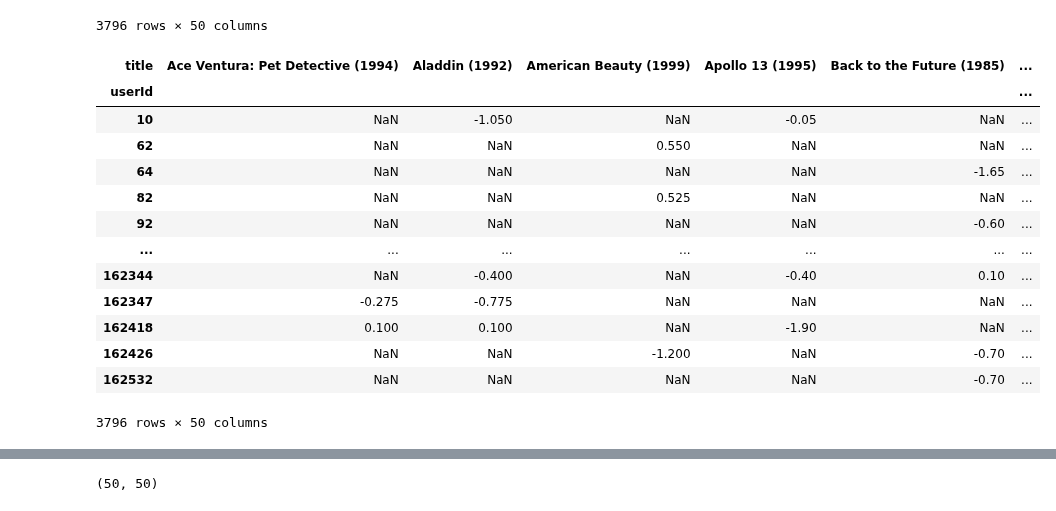
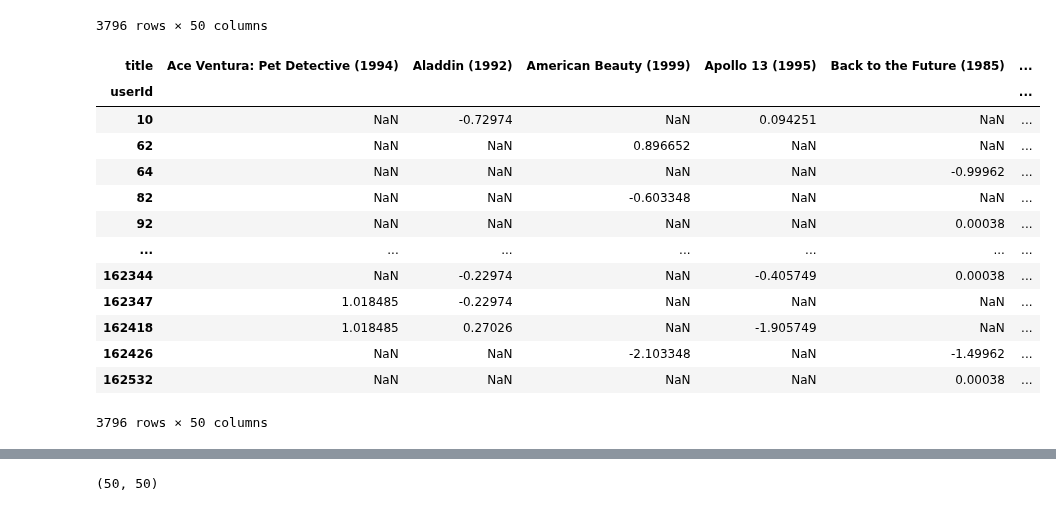
Before and after one commit to joaquim-oliveira-neto/rogue, a Jupyter notebook: notebooks/joaquim-model-test.ipynb, the cells around one changed output, grey strips where cells are left out. Saved outputs shown, nothing was run; the diff lists cells and outputs as text; code cells hidden in the pictures.

```diff
--- a/notebooks/joaquim-model-test.ipynb
+++ b/notebooks/joaquim-model-test.ipynb
@@ -168,26 +167,26 @@ df
 | 162426 | NaN | NaN | 2.0 | NaN | 2.5 | ... |
 | 162532 | NaN | NaN | NaN | NaN | 4.0 | ... |
 3796 rows × 50 columns
-# %%
-def standardize(row):
-    new_row = (row - row.mean(skipna=True))
-    return new_row
-
-ratings_std = df.apply(standardize, axis=1)
-ratings_std
-# %% [output]
-| title | Ace Ventura: Pet Detective (1994) | Aladdin (1992) | American Beauty (1999) | Apollo 13 (1995) | Back to the Future (1985) | ... |
-| userId |  |  |  |  |  | ... |
-| 10 | NaN | -1.050 | NaN | -0.05 | NaN | ... |
-| 62 | NaN | NaN | 0.550 | NaN | NaN | ... |
-| 64 | NaN | NaN | NaN | NaN | -1.65 | ... |
-| 82 | NaN | NaN | 0.525 | NaN | NaN | ... |
-| 92 | NaN | NaN | NaN | NaN | -0.60 | ... |
-| ... | ... | ... | ... | ... | ... | ... |
-| 162344 | NaN | -0.400 | NaN | -0.40 | 0.10 | ... |
-| 162347 | -0.275 | -0.775 | NaN | NaN | NaN | ... |
-| 162418 | 0.100 | 0.100 | NaN | -1.90 | NaN | ... |
-| 162426 | NaN | NaN | -1.200 | NaN | -0.70 | ... |
-| 162532 | NaN | NaN | NaN | NaN | -0.70 | ... |
-3796 rows × 50 columns
+# %%
+def standardize(series):
+    new_series = (series - series.mean(skipna=True))
+    return new_series
+# %%
+ratings_std_by_column = df.apply(standardize, axis=0)
+ratings_std_by_column
+# %% [output]
+| title | Ace Ventura: Pet Detective (1994) | Aladdin (1992) | American Beauty (1999) | Apollo 13 (1995) | Back to the Future (1985) | ... |
+| userId |  |  |  |  |  | ... |
+| 10 | NaN | -0.72974 | NaN | 0.094251 | NaN | ... |
+| 62 | NaN | NaN | 0.896652 | NaN | NaN | ... |
+| 64 | NaN | NaN | NaN | NaN | -0.99962 | ... |
+| 82 | NaN | NaN | -0.603348 | NaN | NaN | ... |
+| 92 | NaN | NaN | NaN | NaN | 0.00038 | ... |
+| ... | ... | ... | ... | ... | ... | ... |
+| 162344 | NaN | -0.22974 | NaN | -0.405749 | 0.00038 | ... |
+| 162347 | 1.018485 | -0.22974 | NaN | NaN | NaN | ... |
+| 162418 | 1.018485 | 0.27026 | NaN | -1.905749 | NaN | ... |
+| 162426 | NaN | NaN | -2.103348 | NaN | -1.49962 | ... |
+| 162532 | NaN | NaN | NaN | NaN | 0.00038 | ... |
+3796 rows × 50 columns
 # %%
```
Also changed, not shown: parts of 38 cells of this notebook, 7 other files.
